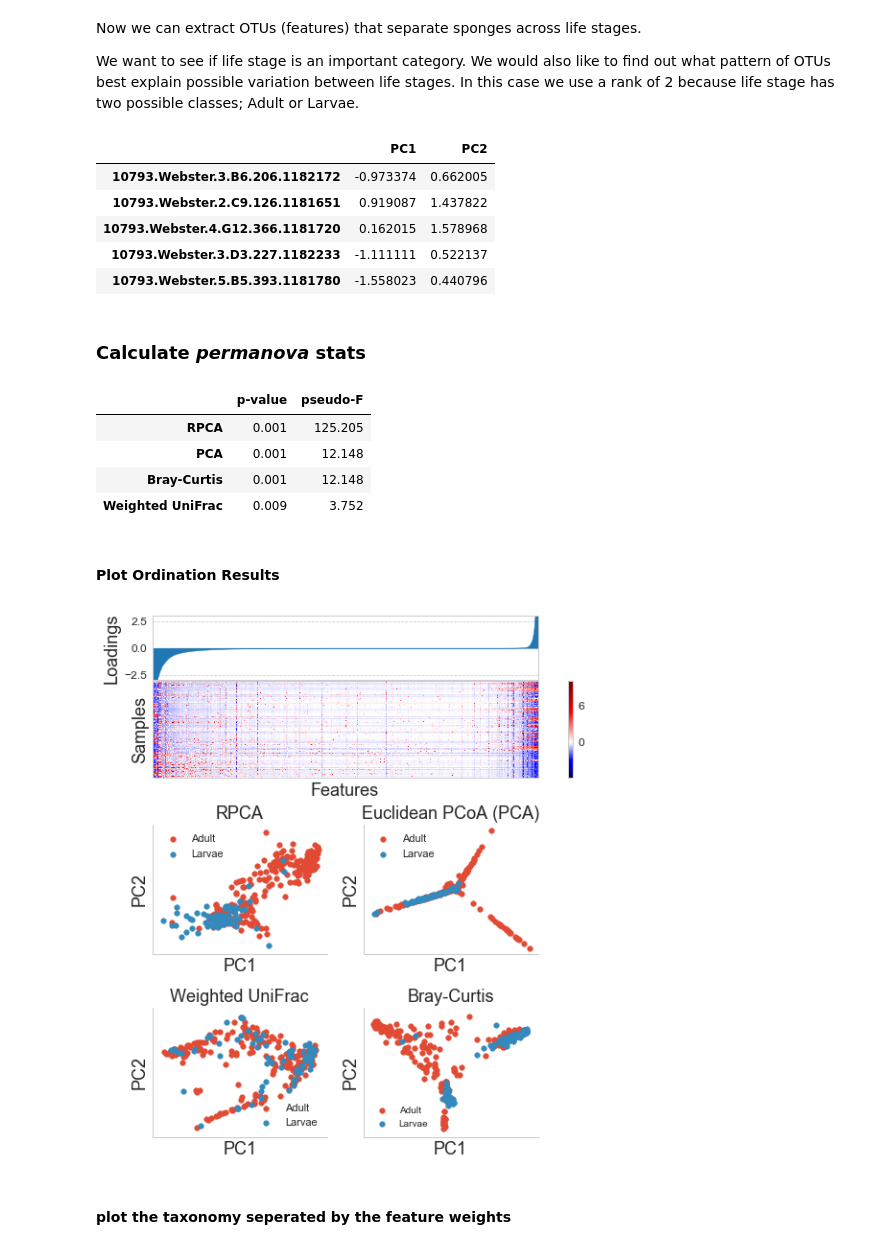
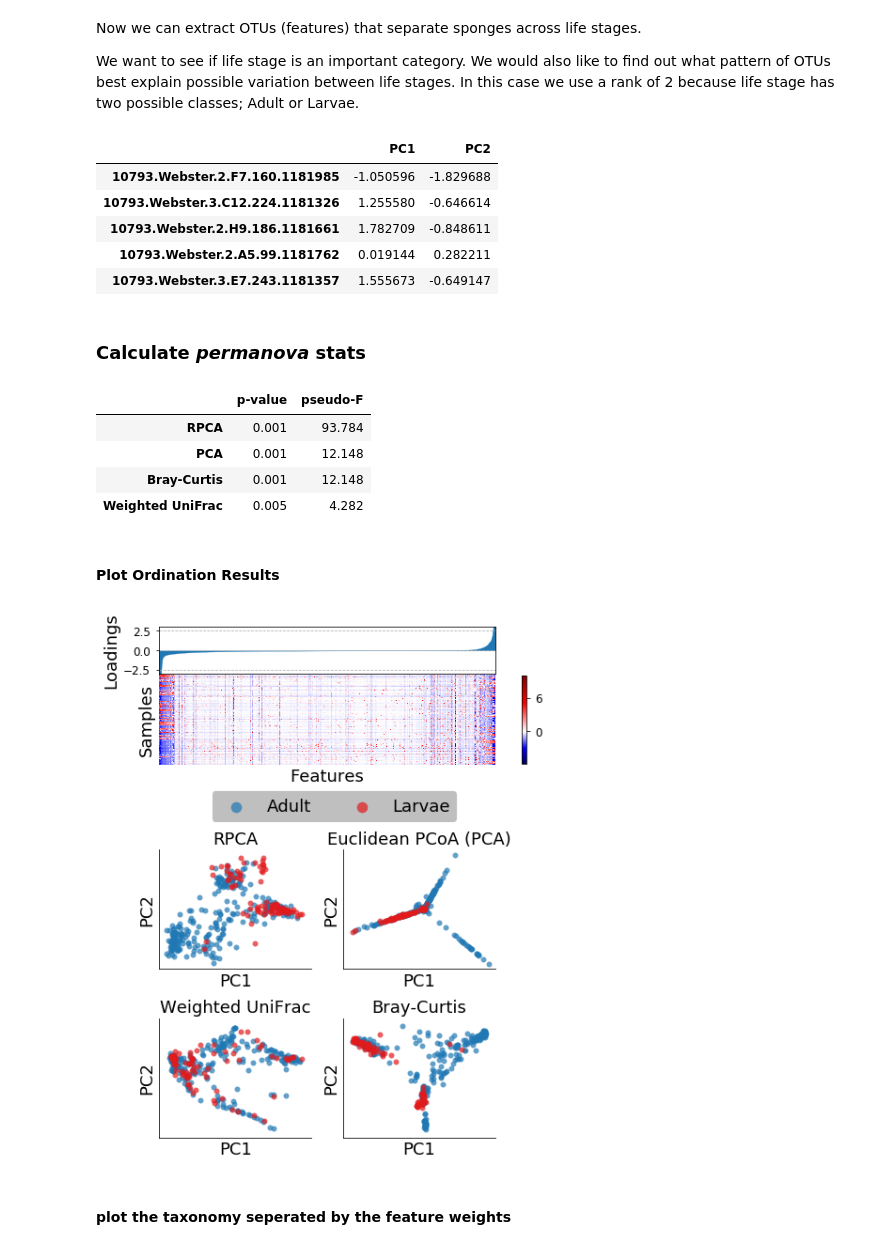
Before and after one commit to biocore/DEICODE, a Jupyter notebook: Examples/sponge_biom.ipynb, the cells around one changed output. Saved outputs shown, nothing was run; the diff lists cells and outputs as text; code cells hidden in the pictures.

```diff
--- a/Examples/sponge_biom.ipynb
+++ b/Examples/sponge_biom.ipynb
@@ -30,10 +30,6 @@ from gneiss.cluster import correlation_linkage
 %matplotlib inline
 # make the notebook readable
 from IPython.core.display import HTML
-plt.style.use('fivethirtyeight')
-plt.style.use('seaborn-white')
-plt.style.use('seaborn-darkgrid')
-plt.style.use('seaborn-paper')
 HTML("""<style>div.cell { /* Tunes the space between cells */margin-top:1em;margin-bottom:1em;}div.text_cell_render h1 { /* Main titles bigger, centered */
 font-size: 3em;line-height:1.4em;text-align:center;}
 div.text_cell_render h2 { /*  Parts names nearer from text */margin-bottom: -0.4em;}
@@ -79,7 +75,7 @@ Now we can extract OTUs (features) that separate sponges across life stages.
 
 We want to see if life stage is an important category. We would also like to find out what pattern of OTUs best explain possible variation between life stages. In this case we use a rank of 2 because life stage has two possible classes; Adult or Larvae.
 # %%
-table_norm=rclr(center=False).fit_transform(otutabledf.copy())
+table_norm=rclr().fit_transform(closure(otutabledf.copy()))
 opt=OptSpace(rank=2,iteration=5,tol=1e-5).fit(table_norm)
 sample_loading=pd.DataFrame(opt.sample_weights,index=otutabledf.index)
 feature_loading=pd.DataFrame(opt.feature_weights,index=otutabledf.columns)
@@ -96,11 +92,11 @@ sample_loading = sample_loading.rename(columns={0: 'PC1', 1: 'PC2'})
 sample_loading.head(5)
 # %% [output]
 |  | PC1 | PC2 |
-| 10793.Webster.3.B6.206.1182172 | -0.973374 | 0.662005 |
-| 10793.Webster.2.C9.126.1181651 | 0.919087 | 1.437822 |
-| 10793.Webster.4.G12.366.1181720 | 0.162015 | 1.578968 |
-| 10793.Webster.3.D3.227.1182233 | -1.111111 | 0.522137 |
-| 10793.Webster.5.B5.393.1181780 | -1.558023 | 0.440796 |
+| 10793.Webster.2.F7.160.1181985 | -1.050596 | -1.829688 |
+| 10793.Webster.3.C12.224.1181326 | 1.255580 | -0.646614 |
+| 10793.Webster.2.H9.186.1181661 | 1.782709 | -0.848611 |
+| 10793.Webster.2.A5.99.1181762 | 0.019144 | 0.282211 |
+| 10793.Webster.3.E7.243.1181357 | 1.555673 | -0.649147 |
 # %% [markdown]
 ### Calculate _permanova_ stats
 # %%
@@ -135,10 +131,10 @@ permres=pd.DataFrame(permres,index=['RPCA','PCA','Bray-Curtis','Weighted UniFrac
 permres
 # %% [output]
 |  | p-value | pseudo-F |
-| RPCA | 0.001 | 125.205 |
+| RPCA | 0.001 | 93.784 |
 | PCA | 0.001 | 12.148 |
 | Bray-Curtis | 0.001 | 12.148 |
-| Weighted UniFrac | 0.009 | 3.752 |
+| Weighted UniFrac | 0.005 | 4.282 |
 # %% [markdown]
 #### Plot Ordination Results
 # %%
@@ -154,8 +150,8 @@ def plot_lifestage(samples, md, ax):
         Contains matplotlib axes object
     """
     idx = md['life_stage'] == 'Adult'
-    ax.scatter(samples.loc[idx, 'PC1'], samples.loc[idx, 'PC2'], label='Adult')
-    ax.scatter(samples.loc[~idx, 'PC1'], samples.loc[~idx, 'PC2'], label='Larvae')
+    ax.scatter(samples.loc[idx, 'PC1'], samples.loc[idx, 'PC2'], label='Adult',c='#1f78b4',alpha=.7)
+    ax.scatter(samples.loc[~idx, 'PC1'], samples.loc[~idx, 'PC2'], label='Larvae',c='#e31a1c',alpha=.7)
 
     ax.grid()
     ax.spines['right'].set_visible(False)
@@ -170,8 +166,7 @@ import matplotlib.colors as colors
 import matplotlib.gridspec as gridspec
 from matplotlib import ticker
 
-plt.style.use('ggplot')
-sns.set_style('whitegrid')
+plt.style.use('seaborn-paper')
 
 class MidpointNormalize(colors.Normalize):
     def __init__(self, vmin=None, vmax=None, midpoint=None, clip=False):
@@ -186,15 +181,15 @@ class MidpointNormalize(colors.Normalize):
 
 
 fig = plt.figure(figsize=(7, 10), facecolor='white')
-gs = gridspec.GridSpec(80, 60)
-ax_map = plt.subplot(gs[10:25, :55])
-ax_bar = plt.subplot(gs[0:10, :55])
-ax_cbar = plt.subplot(gs[10:25, 55:])
+gs = gridspec.GridSpec(85, 60)
+ax_map = plt.subplot(gs[8:23, :55])
+ax_bar = plt.subplot(gs[0:8, :55])
+ax_cbar = plt.subplot(gs[8:23, 55:])
 
-ax_raw_complete = plt.subplot(gs[32:52, :25])
-ax_raw_bray = plt.subplot(gs[32:52, 30:55])
-ax_raw_uni = plt.subplot(gs[60:80, :25])
-ax_raw_uni_un = plt.subplot(gs[60:80, 30:55])
+ax_raw_complete = plt.subplot(gs[37:57, :25])
+ax_raw_bray = plt.subplot(gs[37:57, 30:55])
+ax_raw_uni = plt.subplot(gs[65:85, :25])
+ax_raw_uni_un = plt.subplot(gs[65:85, 30:55])
 
 ind = np.arange(feature_loading.shape[0])
 ax_bar.stackplot(ind, feature_loading[0],color='#1f78b4',alpha=1)
@@ -217,42 +212,46 @@ ax_map.set_xticks([])
 ax_map.set_yticks([])
 ax_map.set_xlabel('Features', fontsize=18)
 ax_map.set_ylabel('Samples', fontsize=18)
+ax_map.spines['right'].set_visible(False)
+ax_map.spines['top'].set_visible(False)
+ax_map.spines['bottom'].set_visible(False)
+ax_map.spines['left'].set_visible(False)
 ax_map.grid()
 
 cbar = fig.colorbar(img, ax=ax_cbar)
 cbar.ax.tick_params(labelsize=12)
 tick_locator = ticker.MaxNLocator(nbins=3)
 cbar.locator = tick_locator
 cbar.update_ticks()
 ax_cbar.grid()
 ax_cbar.set_xticks([])
 ax_cbar.set_yticks([])
 ax_cbar.axis('off')
 ax_cbar.grid()
 ax_cbar.set_xticks([])
 ax_cbar.set_yticks([])
 
 # get pcoa for unifrac
 unifrac_weighted_pcoa=pcoa(unifrac_weighted_dist).samples
 unifrac_weighted_pcoa.index=list(mappingdf.index)
 
 ax_raw_complete = plot_lifestage(sample_loading, mappingdf, ax_raw_complete)
 ax_raw_bray = plot_lifestage(raw_res.samples, mappingdf, ax_raw_bray)
 ax_raw_uni = plot_lifestage(unifrac_weighted_pcoa, mappingdf, ax_raw_uni)
 ax_raw_uni_un = plot_lifestage(bray_pcoa.samples, mappingdf, ax_raw_uni_un)
 ax_raw_uni.set_title('Weighted UniFrac', fontsize=18)
 ax_raw_uni_un.set_title('Bray-Curtis', fontsize=18)
 ax_raw_complete.set_title('RPCA', fontsize=18)
 ax_raw_bray.set_title('Euclidean PCoA (PCA)', fontsize=18)
-ax_raw_complete.legend(loc='best',prop={'size':11})
-ax_raw_bray.legend(loc='best',prop={'size':11})
-ax_raw_uni.legend(loc='best',prop={'size':11})
-ax_raw_uni_un.legend(loc='best',prop={'size':10})
+
+ax_raw_uni_un.legend(loc=1,bbox_to_anchor=(.8, 2.97),prop={'size':18},
+                     fancybox=True, framealpha=0.5,ncol=2
+                     , markerscale=2, facecolor="grey")
 
 fig.savefig('figures/figure3A.png',dpi=300, bbox_inches='tight',facecolor='white')
 plt.show()
 # %% [output]
-[figure, old version]
+[figure, new version]
 # %% [markdown]
 #### plot the taxonomy seperated by the feature weights
 # %%
```
Also changed, not shown: parts of 2 cells of this notebook, 11 other files.
